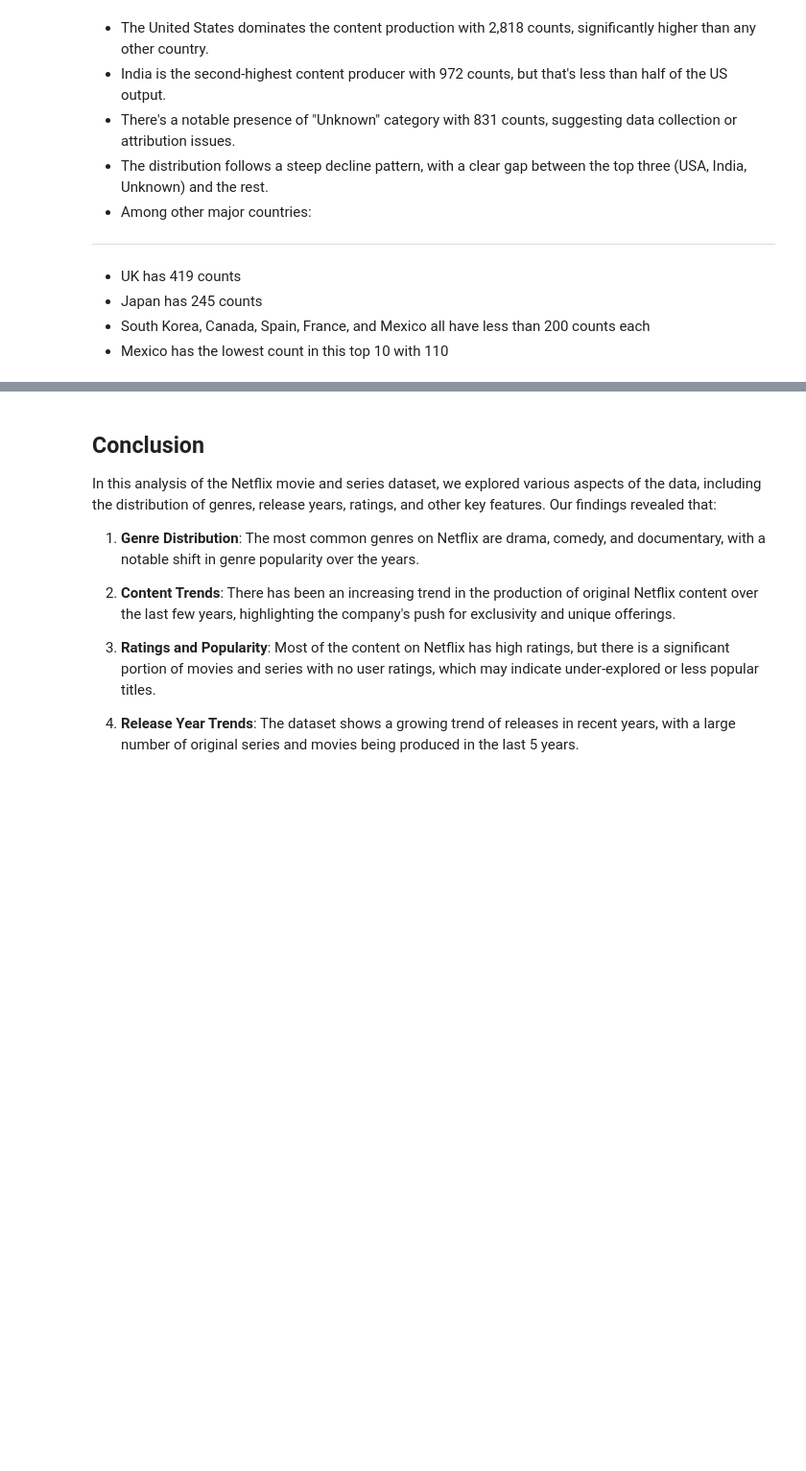
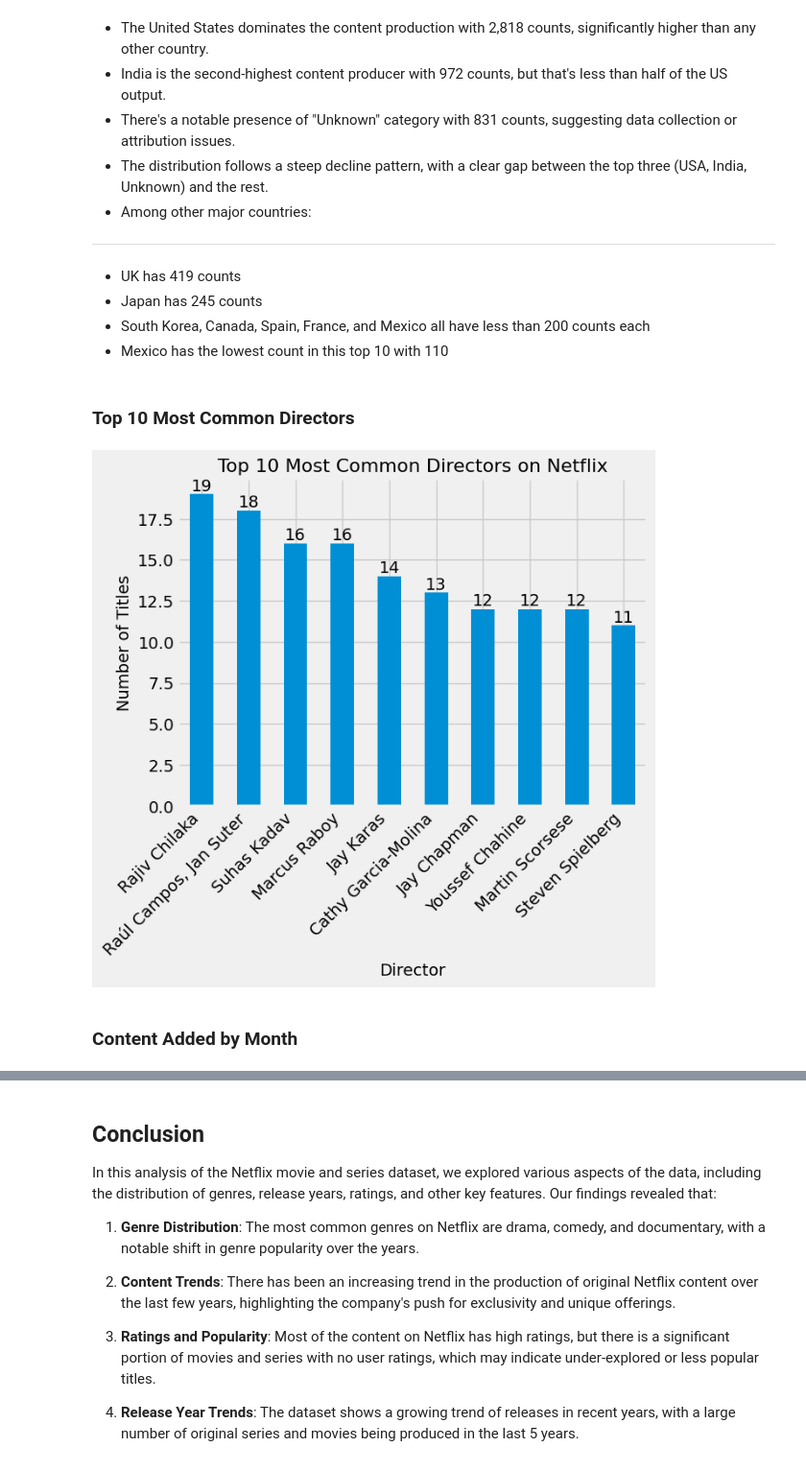
Before and after one commit to wishmaster815/Netflix-Movies-Series-EDA, a Jupyter notebook: Netflix EDA.ipynb, the cells around one changed output, grey strips where cells are left out. Shown: that part at 96% size. Cells and saved outputs as stored; diff of their text form; code cells hidden in the pictures; blank space fills up the shorter version.

```diff
--- a/Netflix EDA.ipynb
+++ b/Netflix EDA.ipynb
@@ -483,3 +485,22 @@ plt.show()
 - Japan has 245 counts
 - South Korea, Canada, Spain, France, and Mexico all have less than 200 counts each
 - Mexico has the lowest count in this top 10 with 110
+# %% [markdown]
+### Top 10 Most Common Directors
+# %%
+top_directors = df['director'].value_counts().iloc[1:11]
+
+ax = top_directors.plot(kind='bar')
+plt.title("Top 10 Most Common Directors on Netflix", fontsize=16)
+plt.xlabel("Director", fontsize=14)
+plt.ylabel("Number of Titles", fontsize=14)
+plt.xticks(rotation=45, ha='right')
+
+for container in ax.containers:
+    ax.bar_label(container)
+
+plt.show()
+# %% [output]
+[figure, added]
+# %% [markdown]
+### Content Added by Month
```
Also changed, not shown: parts of 13 cells of this notebook.
